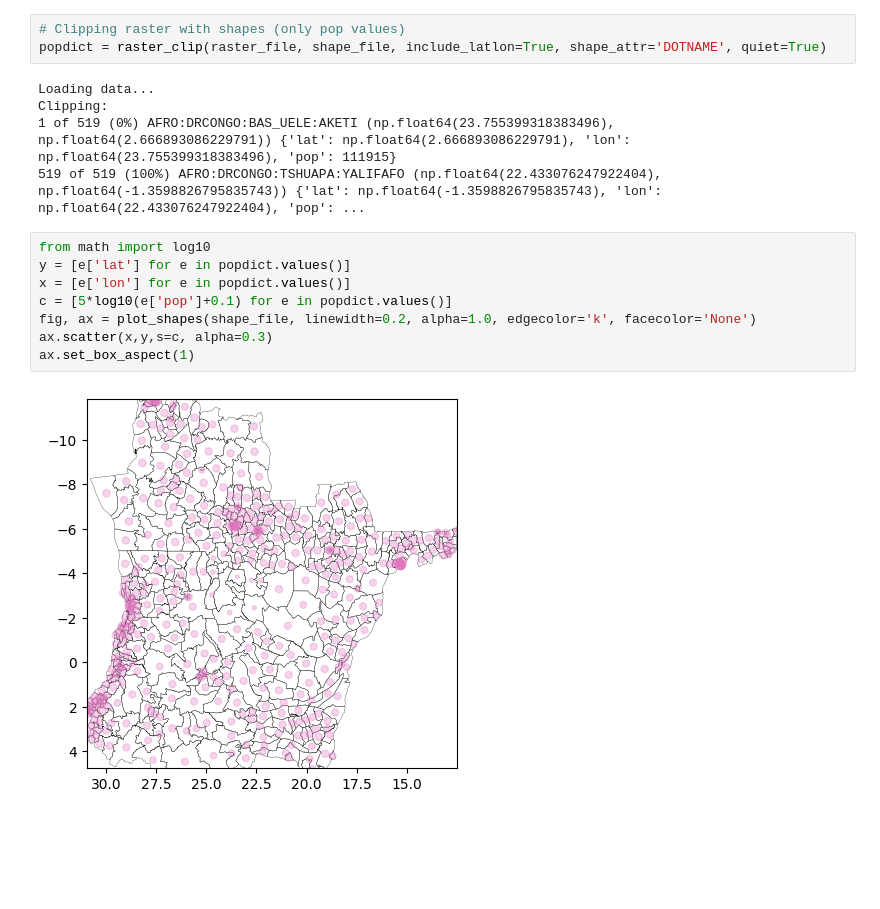
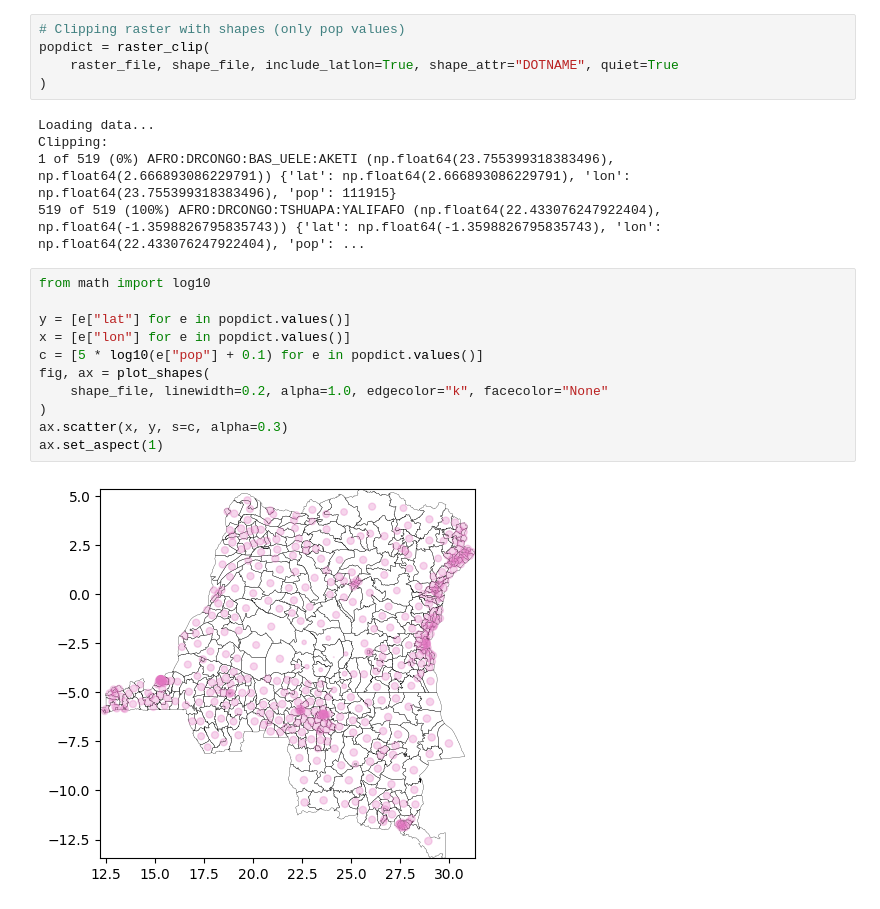
Before and after one commit to krosenfeld-IDM/RasterTools, a Jupyter notebook: docs/tutorials/tut_pop_clipping.ipynb, the cells around one changed output. Cells and saved outputs as stored; diff of their text form; blank space fills up the shorter version.

```diff
--- a/docs/tutorials/tut_pop_clipping.ipynb
+++ b/docs/tutorials/tut_pop_clipping.ipynb
@@ -19,7 +20,9 @@ raster_file = Path('data/cod_2020_1km_aggregated_unadj.tif')
 Now we clip. Note that we'll use one of the fieldnames (default: DOTNAME) that is contained in the shapefile to provide an index for the result.
 # %%
 # Clipping raster with shapes (only pop values)
-popdict = raster_clip(raster_file, shape_file, include_latlon=True, shape_attr='DOTNAME', quiet=True)
+popdict = raster_clip(
+    raster_file, shape_file, include_latlon=True, shape_attr="DOTNAME", quiet=True
+)
 # %% [output]
 Loading data...
 Clipping:
@@ -27,11 +30,14 @@ Clipping:
 519 of 519 (100%) AFRO:DRCONGO:TSHUAPA:YALIFAFO (np.float64(22.433076247922404), np.float64(-1.3598826795835743)) {'lat': np.float64(-1.3598826795835743), 'lon': np.float64(22.433076247922404), 'pop': ...
 # %%
 from math import log10
-y = [e['lat'] for e in popdict.values()]
-x = [e['lon'] for e in popdict.values()]
-c = [5*log10(e['pop']+0.1) for e in popdict.values()]
-fig, ax = plot_shapes(shape_file, linewidth=0.2, alpha=1.0, edgecolor='k', facecolor='None')
-ax.scatter(x,y,s=c, alpha=0.3)
-ax.set_box_aspect(1)
+
+y = [e["lat"] for e in popdict.values()]
+x = [e["lon"] for e in popdict.values()]
+c = [5 * log10(e["pop"] + 0.1) for e in popdict.values()]
+fig, ax = plot_shapes(
+    shape_file, linewidth=0.2, alpha=1.0, edgecolor="k", facecolor="None"
+)
+ax.scatter(x, y, s=c, alpha=0.3)
+ax.set_aspect(1)
 # %% [output]
-[figure, old version]
+[figure, new version]
```
Also changed, not shown: parts of 2 cells of this notebook.
